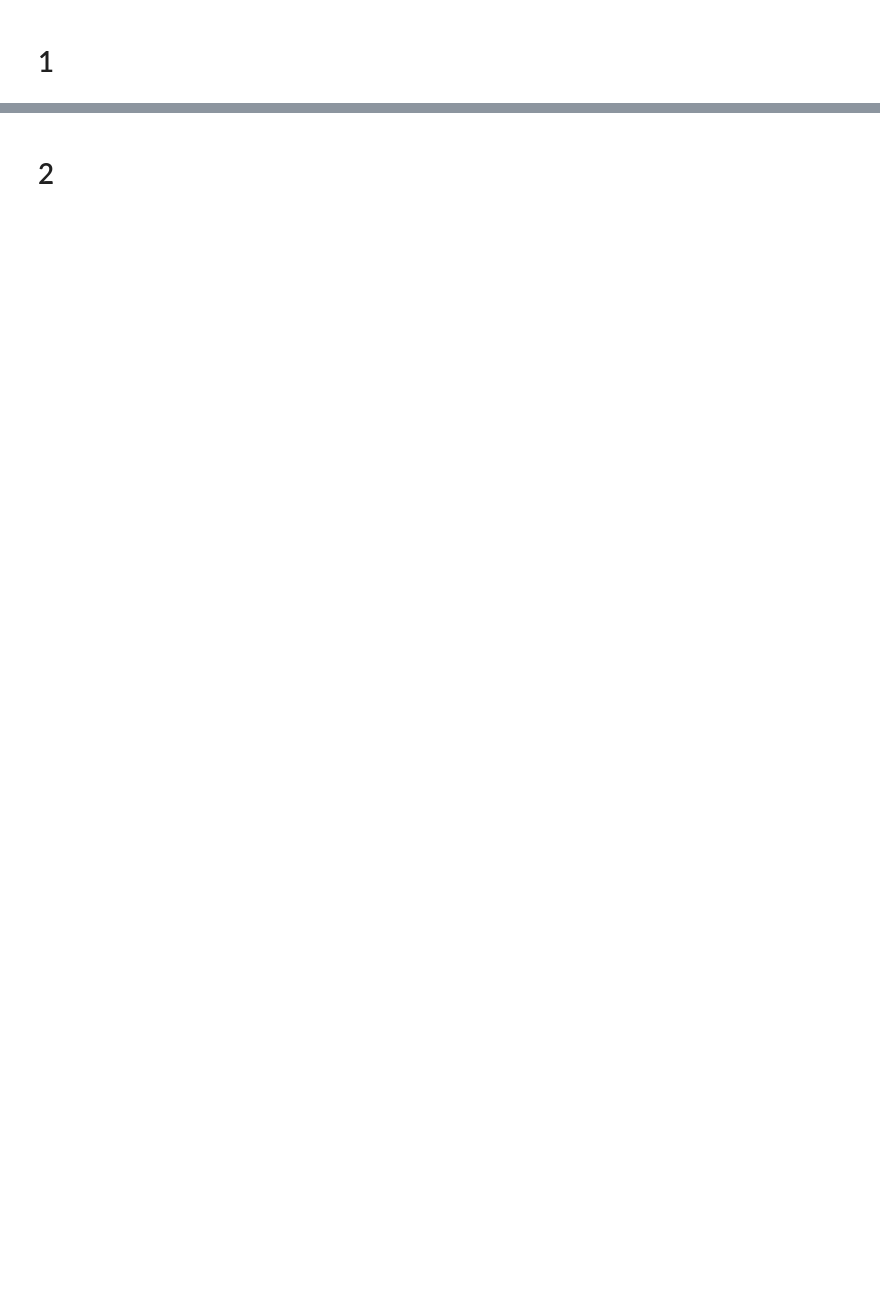
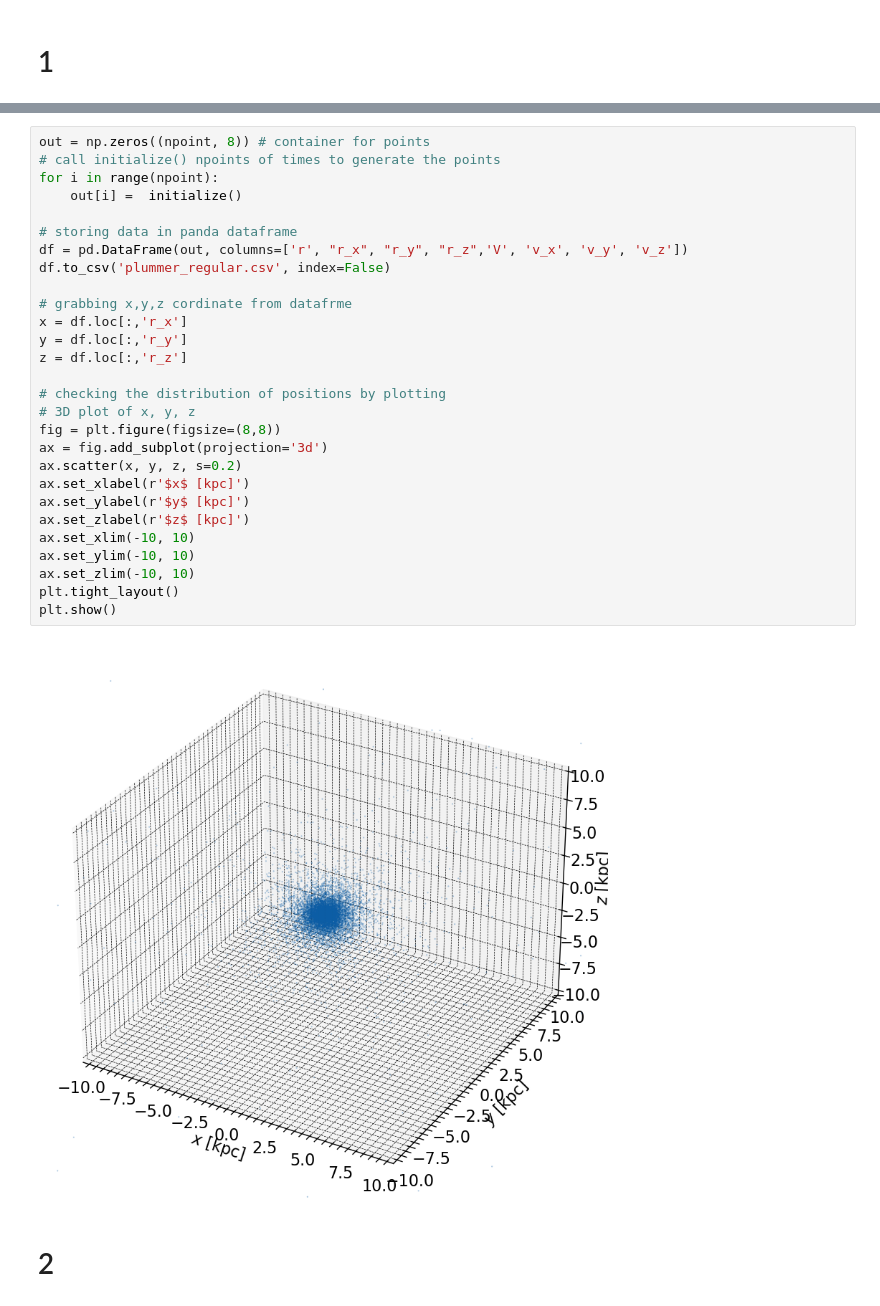
Before and after one commit to liuqiyucn/141, a Jupyter notebook: assignment2/assignment2.ipynb, the cells around one changed output, grey strips where cells are left out. Saved outputs shown, nothing was run; the diff lists cells and outputs as text; blank space fills up the shorter version.

```diff
--- a/assignment2/assignment2.ipynb
+++ b/assignment2/assignment2.ipynb
@@ -45,3 +44,33 @@ df = pd.DataFrame(out, columns=['r', "r_x", "r_y", "r_z",'V', 'v_x', 'v_y', 'v_z
+# %%
+out = np.zeros((npoint, 8)) # container for points
+# call initialize() npoints of times to generate the points
+for i in range(npoint):
+    out[i] =  initialize()
+
+# storing data in panda dataframe
+df = pd.DataFrame(out, columns=['r', "r_x", "r_y", "r_z",'V', 'v_x', 'v_y', 'v_z'])
+df.to_csv('plummer_regular.csv', index=False)
+
+# grabbing x,y,z cordinate from datafrme
+x = df.loc[:,'r_x']
+y = df.loc[:,'r_y']
+z = df.loc[:,'r_z']
+
+# checking the distribution of positions by plotting
+# 3D plot of x, y, z
+fig = plt.figure(figsize=(8,8))
+ax = fig.add_subplot(projection='3d')
+ax.scatter(x, y, z, s=0.2)
+ax.set_xlabel(r'$x$ [kpc]')
+ax.set_ylabel(r'$y$ [kpc]')
+ax.set_zlabel(r'$z$ [kpc]')
+ax.set_xlim(-10, 10)
+ax.set_ylim(-10, 10)
+ax.set_zlim(-10, 10)
+plt.tight_layout()
+plt.show()
+# %% [output]
+[figure, added]
 # %% [markdown]
 # 2
 # %%
```
Also changed, not shown: parts of 7 cells of this notebook, 4 other files.
